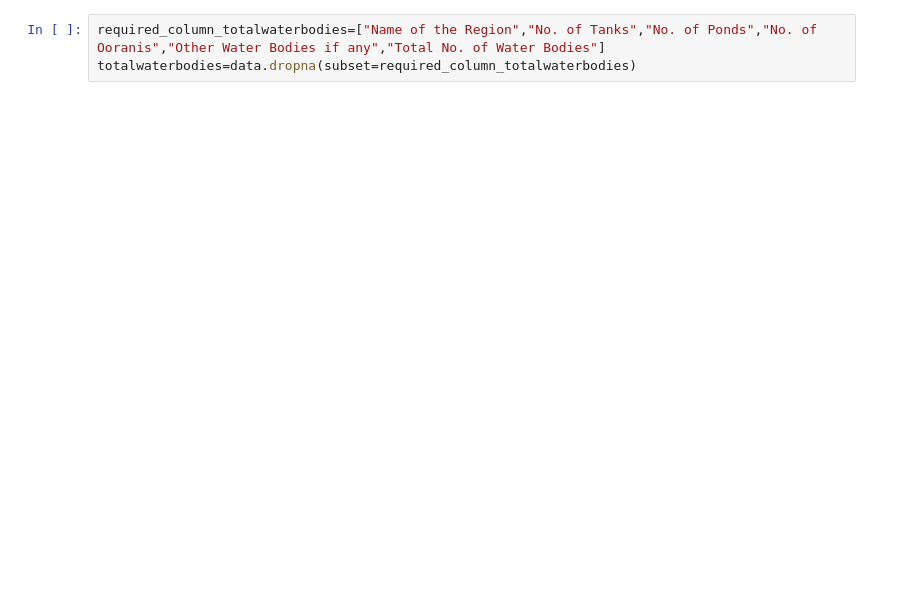
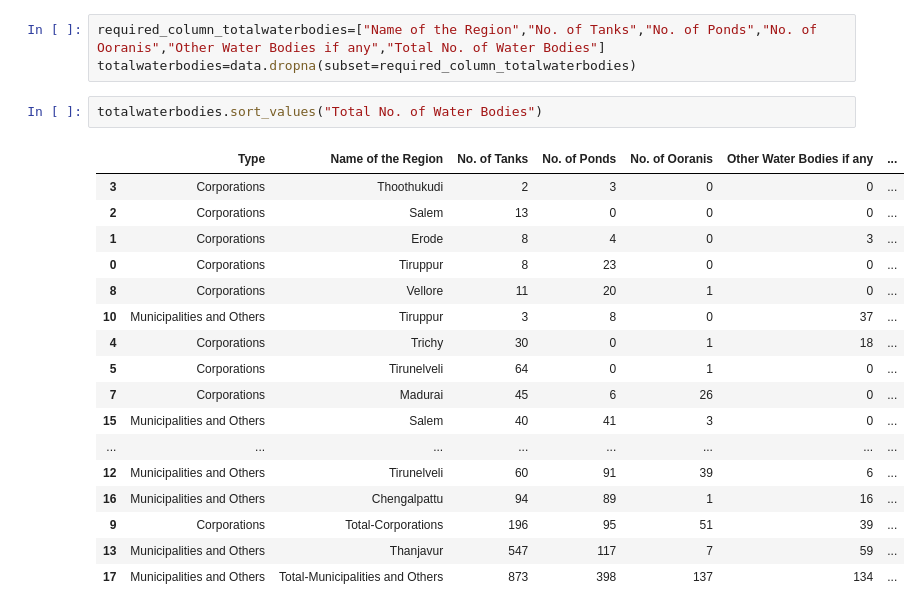
Before and after one commit to CS328-Spring-2022/writing-assignment-rishitha_sunny_abhinav, a Jupyter notebook: _notebooks/index.ipynb, the cells around one changed output. Cells and saved outputs as stored; diff of their text form; blank space fills up the shorter version.

```diff
--- a/_notebooks/index.ipynb
+++ b/_notebooks/index.ipynb
@@ -39,3 +48,23 @@ data.sample(5)
 # %%
 required_column_totalwaterbodies=["Name of the Region","No. of Tanks","No. of Ponds","No. of Ooranis","Other Water Bodies if any","Total No. of Water Bodies"]
 totalwaterbodies=data.dropna(subset=required_column_totalwaterbodies)
+# %%
+totalwaterbodies.sort_values("Total No. of Water Bodies")
+# %% [output]
+|  | Type | Name of the Region | No. of Tanks | No. of Ponds | No. of Ooranis | Other Water Bodies if any | ... |
+| 3 | Corporations | Thoothukudi | 2 | 3 | 0 | 0 | ... |
+| 2 | Corporations | Salem | 13 | 0 | 0 | 0 | ... |
+| 1 | Corporations | Erode | 8 | 4 | 0 | 3 | ... |
+| 0 | Corporations | Tiruppur | 8 | 23 | 0 | 0 | ... |
+| 8 | Corporations | Vellore | 11 | 20 | 1 | 0 | ... |
+| 10 | Municipalities and Others | Tiruppur | 3 | 8 | 0 | 37 | ... |
+| 4 | Corporations | Trichy | 30 | 0 | 1 | 18 | ... |
+| 5 | Corporations | Tirunelveli | 64 | 0 | 1 | 0 | ... |
+| 7 | Corporations | Madurai | 45 | 6 | 26 | 0 | ... |
+| 15 | Municipalities and Others | Salem | 40 | 41 | 3 | 0 | ... |
+| ... | ... | ... | ... | ... | ... | ... | ... |
+| 12 | Municipalities and Others | Tirunelveli | 60 | 91 | 39 | 6 | ... |
+| 16 | Municipalities and Others | Chengalpattu | 94 | 89 | 1 | 16 | ... |
+| 9 | Corporations | Total-Corporations | 196 | 95 | 51 | 39 | ... |
+| 13 | Municipalities and Others | Thanjavur | 547 | 117 | 7 | 59 | ... |
+| 17 | Municipalities and Others | Total-Municipalities and Others | 873 | 398 | 137 | 134 | ... |
```
Also changed, not shown: parts of 10 cells of this notebook, 1 other file.
